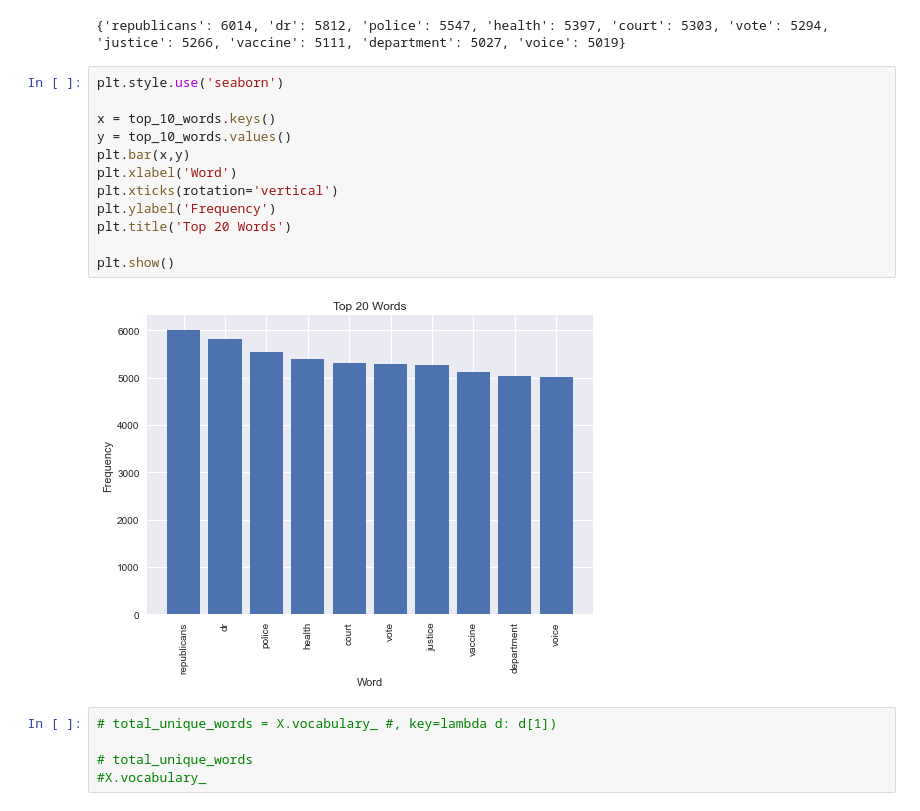
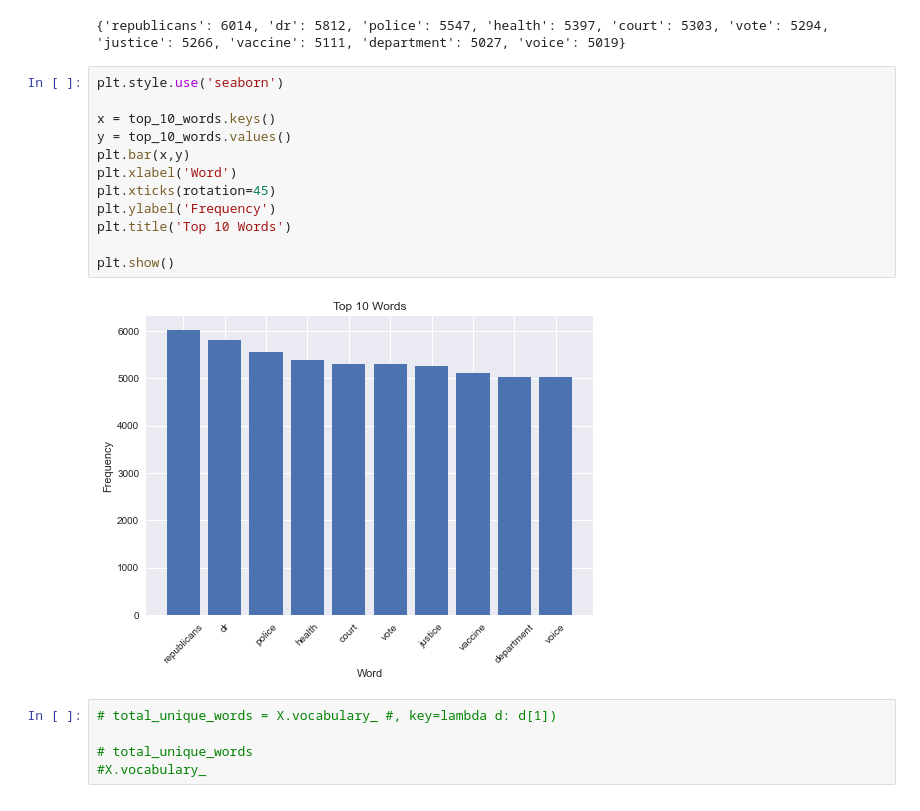
Before and after one commit to tobijegede/opinion-news-nlp, a Jupyter notebook: code/liberal_news_analysis.ipynb, the cells around one changed output. Saved outputs shown, nothing was run; the diff lists cells and outputs as text.

```diff
--- a/code/liberal_news_analysis.ipynb
+++ b/code/liberal_news_analysis.ipynb
@@ -154,17 +138,17 @@ print(top_10_words)
 # %%
 plt.style.use('seaborn')
 
 x = top_10_words.keys()
 y = top_10_words.values()
 plt.bar(x,y)
 plt.xlabel('Word')
-plt.xticks(rotation='vertical')
+plt.xticks(rotation=45)
 plt.ylabel('Frequency')
-plt.title('Top 20 Words')
+plt.title('Top 10 Words')
 
 plt.show()
 # %% [output]
-[figure, old version]
+[figure, new version]
 # %%
 # total_unique_words = X.vocabulary_ #, key=lambda d: d[1])
 
```
Also changed, not shown: parts of 28 cells of this notebook, 2 other files.
